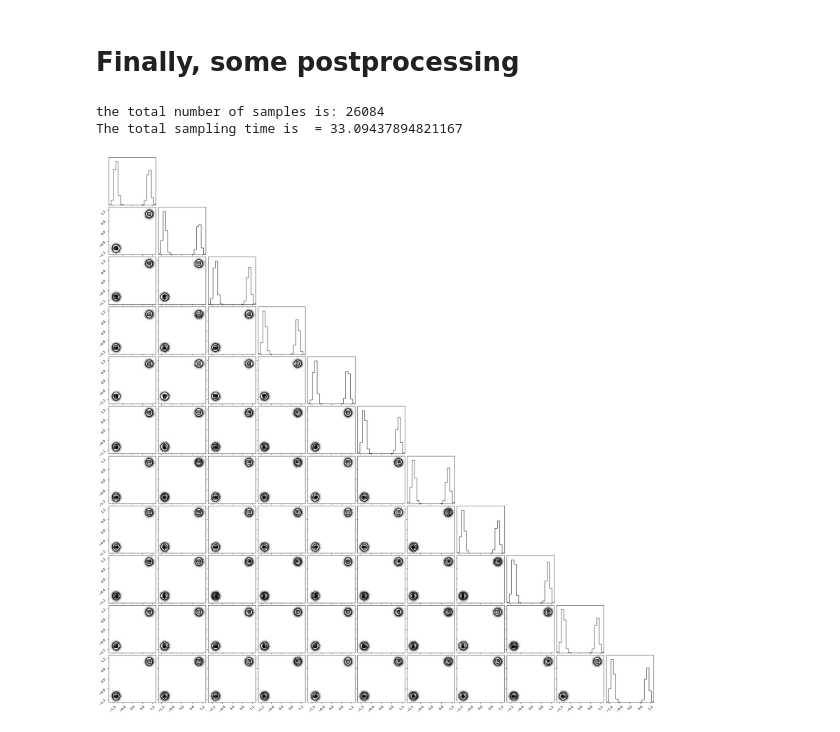
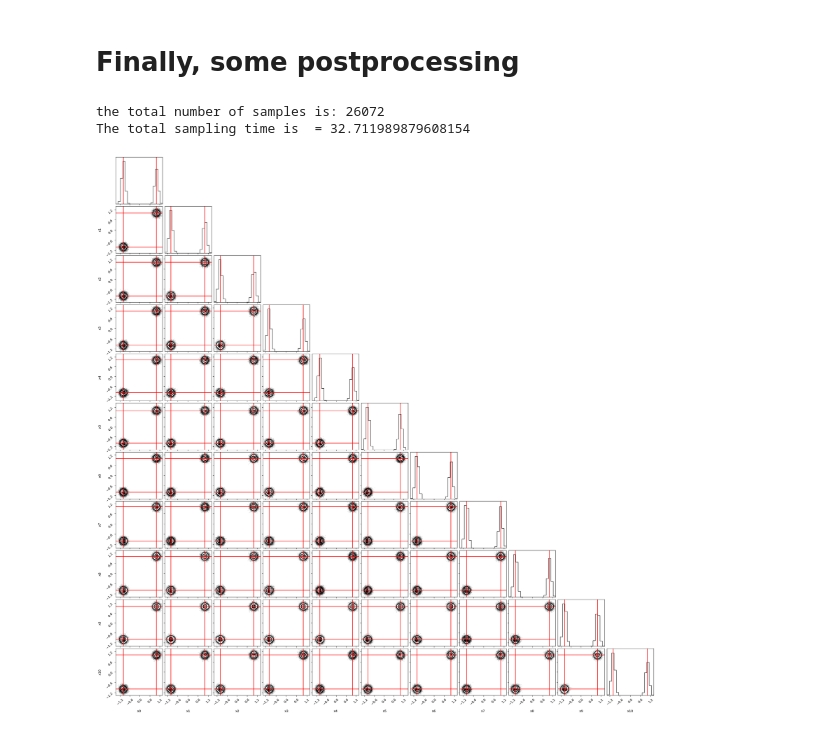
Before and after one commit to gabrieledemasi/sharpy, a Jupyter notebook: Examples/11D_gaussian_mixture.ipynb, the cells around one changed output. Drawn from its saved outputs; the diff is of its cells as text; code cells hidden in the pictures.

```diff
--- a/Examples/11D_gaussian_mixture.ipynb
+++ b/Examples/11D_gaussian_mixture.ipynb
@@ -62,14 +62,24 @@ Completed step 97, beta = 1.0000, ESS = 8662.26,
 # %%
 samples     = result_dict['posterior_samples']
 print("the total number of samples is:", len(samples))
 
+labels = [f"x{i}" for i in range(dimensions)]
+import corner
+fig = corner.corner(np.array(samples),labels=labels)
+corner.overplot_lines(  fig,
+                        jnp.ones(dimensions),
+                        color="red", ls="-"
+                    )
+corner.overplot_lines(  fig,
+                        -jnp.ones(dimensions),
+                        color="red", ls="-"
+                    )
 
-from corner import corner
-fig = corner(np.array(samples),)
+
 fig.savefig(f"{folder}/{label}_corner.png")
 
 print("The total sampling time is  = {}".format(sampling_time))
 # %% [output]
-the total number of samples is: 26084
-The total sampling time is  = 33.09437894821167
+the total number of samples is: 26072
+The total sampling time is  = 32.711989879608154
-[figure, old version]
+[figure, new version]
```
Also changed, not shown: parts of 1 cell of this notebook.
